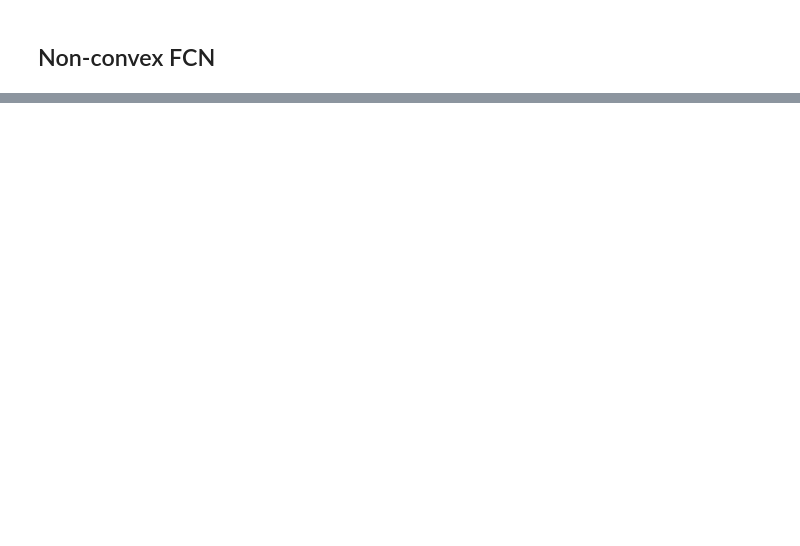
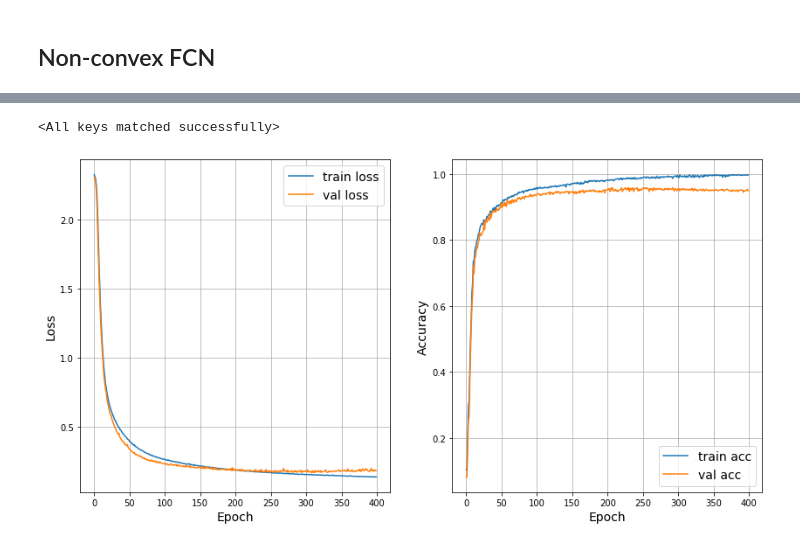
Before and after one commit to lit-leo/inner-convex-nn, a Jupyter notebook: MNIST Classification With No Skips.ipynb, the cells around one changed output, grey strips where cells are left out. Saved outputs shown, nothing was run; the diff lists cells and outputs as text; code cells hidden in the pictures; blank space fills up the shorter version.

```diff
--- a/MNIST Classification With No Skips.ipynb
+++ b/MNIST Classification With No Skips.ipynb
@@ -281,3 +420,16 @@ Epoch 340/350 || Loss:  Train 0.3140 | Validation 0.3641
+# %%
+net.load_state_dict(torch.load('fcnl1'))
+# %% [output]
+<All keys matched successfully>
+# %%
+val_losses = np.load('val_loss_fcnl1.npy')
+train_losses = np.load('train_loss_fcnl1.npy')
+train_accs = np.load('train_acc_fcnl1.npy')
+val_accs = np.load('val_acc_fcnl1.npy')
+# %%
+plot_losses_accs(train_losses, val_losses, train_accs, val_accs)
+# %% [output]
+[figure, added]
 # %%
 get_accuracy(net, val_dset)
 # %% [output]
```
Also changed, not shown: parts of 38 cells of this notebook.
